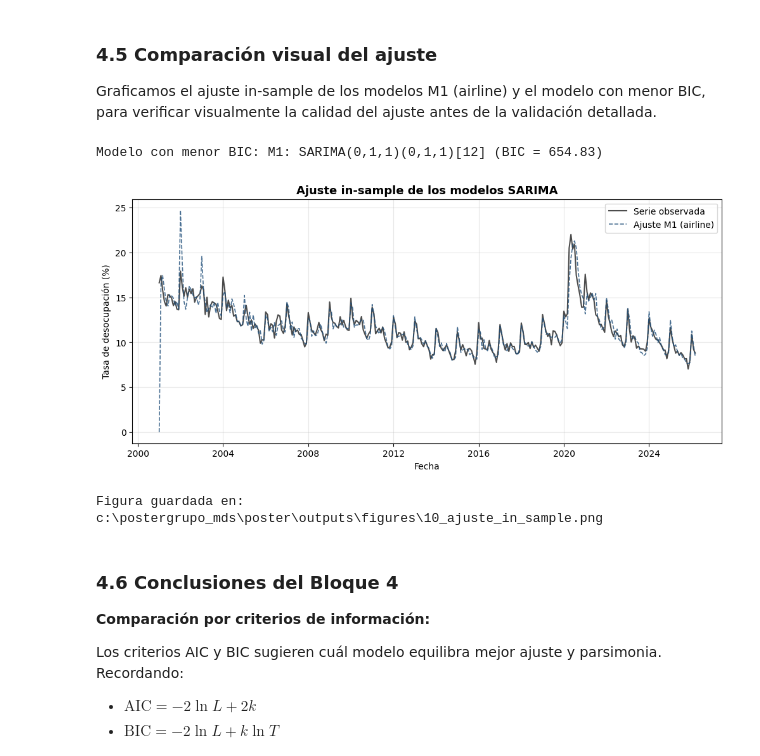
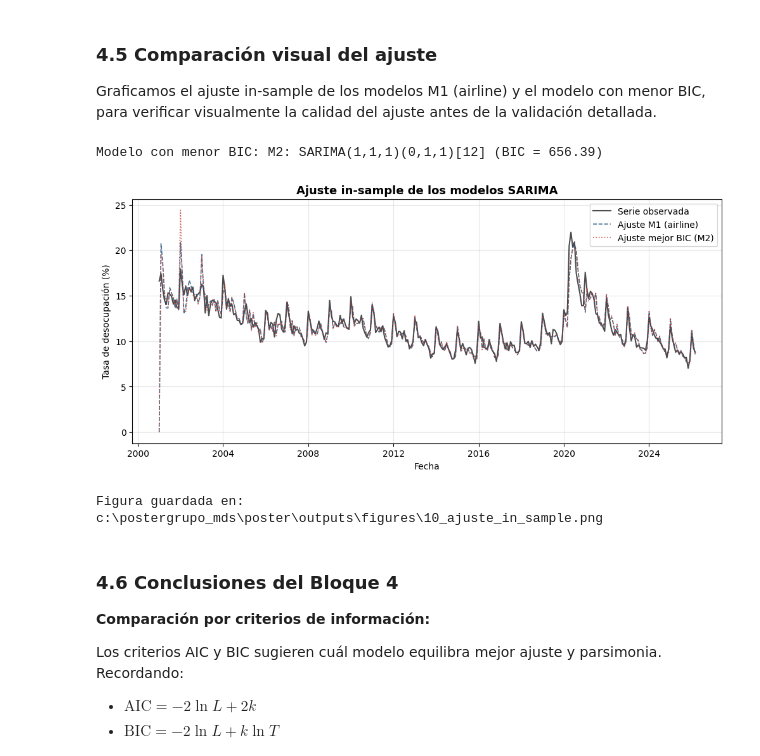
Before and after one commit to dilantovar/poster, a Jupyter notebook: notebooks/01_box_jenkins_td.ipynb, the cells around one changed output. Cells and saved outputs as stored; diff of their text form; code cells hidden in the pictures.

```diff
--- a/notebooks/01_box_jenkins_td.ipynb
+++ b/notebooks/01_box_jenkins_td.ipynb
@@ -949,9 +949,9 @@ Estimamos los cuatro modelos por máxima verosimilitud con `SARIMAX`. Las opcion
 
 # Diccionario con las especificaciones (p, d, q) y (P, D, Q)
 modelos_especificacion = {
-    "M1: SARIMA(0,1,1)(0,1,1)[12]": {
-        "order": (0, 1, 1),
-        "seasonal_order": (0, 1, 1, 12)
+    "M1: SARIMA(2,1,1)(1,0,1)[12]": {
+        "order": (2, 1, 1),
+        "seasonal_order": (1, 0, 1, 12)
     },
     "M2: SARIMA(1,1,1)(0,1,1)[12]": {
         "order": (1, 1, 1),
@@ -1174,37 +1174,37 @@ modelo_mejor_bic = min(bics, key=bics.get)
 print(f"Modelo con menor BIC: {modelo_mejor_bic} (BIC = {bics[modelo_mejor_bic]:.2f})")
 
 # Obtener ajuste in-sample (valores predichos)
-fitted_m1 = estimaciones["M1: SARIMA(0,1,1)(0,1,1)[12]"].fittedvalues
+fitted_m1 = estimaciones["M1: SARIMA(2,1,1)(1,0,1)[12]"].fittedvalues
 fitted_mejor = estimaciones[modelo_mejor_bic].fittedvalues
 
 # Graficar
 fig, ax = plt.subplots(figsize=(12, 5))
 
 ax.plot(td_serie.index, td_serie.values, color="black", linewidth=1.5,
         label="Serie observada", alpha=0.7)
 ax.plot(fitted_m1.index, fitted_m1.values, color="#1f4e79", linewidth=1.2,
         label="Ajuste M1 (airline)", linestyle="--", alpha=0.8)
 
 if modelo_mejor_bic != "M1: SARIMA(0,1,1)(0,1,1)[12]":
     ax.plot(fitted_mejor.index, fitted_mejor.values, color="#c0392b", linewidth=1.2,
             label=f"Ajuste mejor BIC ({modelo_mejor_bic.split(':')[0]})",
             linestyle=":", alpha=0.8)
 
 ax.set_title("Ajuste in-sample de los modelos SARIMA",
              fontsize=13, fontweight="bold")
 ax.set_xlabel("Fecha")
 ax.set_ylabel("Tasa de desocupación (%)")
 ax.legend(loc="upper right")
 ax.grid(True, alpha=0.3)
 
 ruta_fig = FIGURES / "10_ajuste_in_sample.png"
 plt.savefig(ruta_fig)
 plt.show()
 
 print(f"Figura guardada en: {ruta_fig}")
 # %% [output]
-Modelo con menor BIC: M1: SARIMA(0,1,1)(0,1,1)[12] (BIC = 654.83)
+Modelo con menor BIC: M2: SARIMA(1,1,1)(0,1,1)[12] (BIC = 656.39)
-[figure, old version]
+[figure, new version]
 Figura guardada en: c:\postergrupo_mds\poster\outputs\figures\10_ajuste_in_sample.png
 # %% [markdown]
 ### 4.6 Conclusiones del Bloque 4
```
Also changed, not shown: parts of 5 cells of this notebook, 2 other files.
